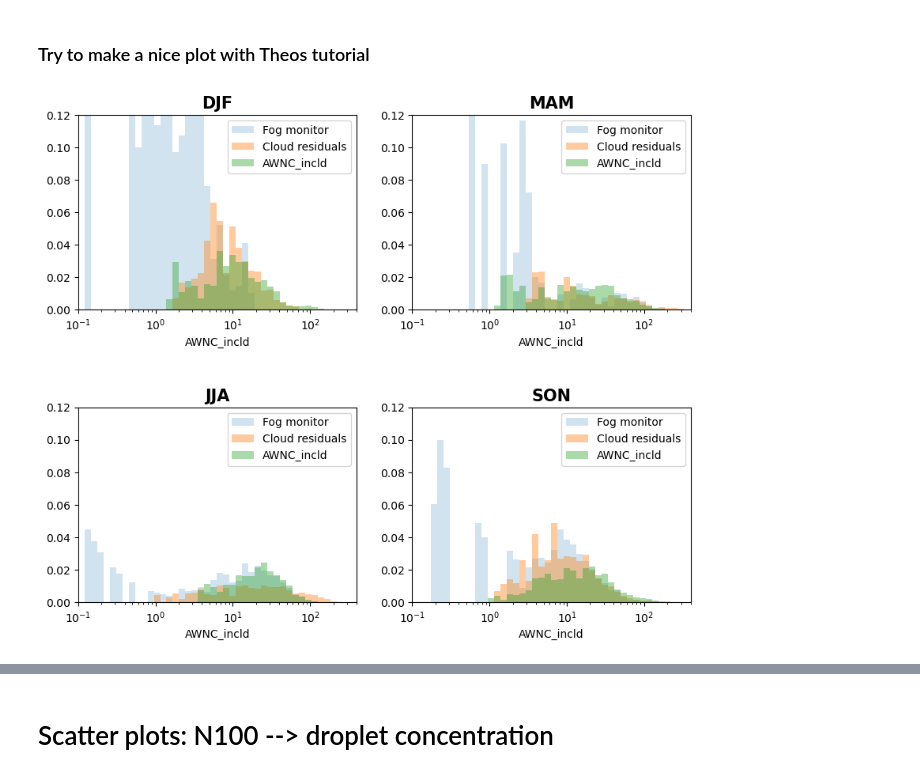
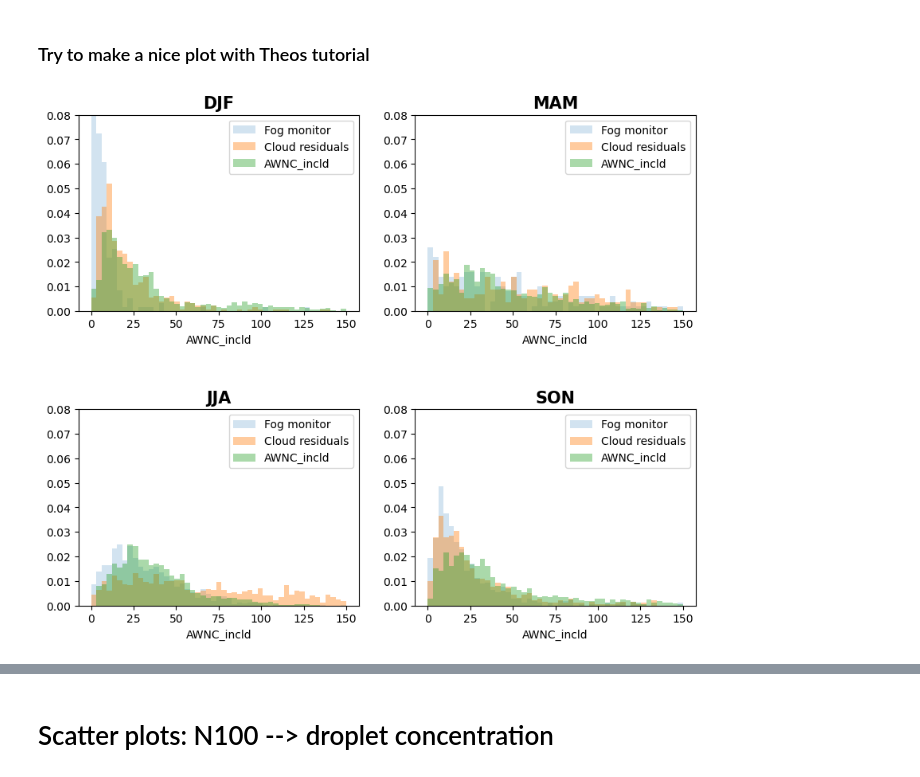
Before and after one commit to eScience-course/-Tjaernoe2022-group1, a Jupyter notebook: notebooks/Ingvild/NorESMatZeppelin.ipynb, the cells around one changed output, grey strips where cells are left out. Cells and saved outputs as stored; diff of their text form; code cells hidden in the pictures.

Commit message:
Fixed normalization on histograms

```diff
--- a/notebooks/Ingvild/NorESMatZeppelin.ipynb
+++ b/notebooks/Ingvild/NorESMatZeppelin.ipynb
@@ -508,25 +419,25 @@ season_str=['DJF', 'MAM', 'JJA', 'SON']
 # %%
 # define a figure and choose the size
 fig = plt.figure(figsize=(10, 8))
 
 # create the grid using plt.subplots
 # nrows = 3, ncols = 4
 for n_ax in range(0, 4):
     ax = plt.subplot(2, 2, n_ax + 1)
 
     #hide_ticks(ax)
 
-    Nx_cloud_icefree_seasons[season_str[n_ax]].plot.hist(density=True,alpha=0.2, bins=np.logspace(-1,3,50), label='Fog monitor')
-    Nx_cloudresidual_seasons[season_str[n_ax]].plot.hist(density=True,alpha=0.4, bins=np.logspace(-1,3,50), label='Cloud residuals')
-    ds_seasons[season_str[n_ax]].isel(lev=-1).sel(location='Zeppelin')['AWNC_incld'].plot.hist(density=True,alpha=0.4, bins=np.logspace(-1,3,50), label='AWNC_incld')
+    Nx_cloud_icefree_seasons[season_str[n_ax]].plot.hist(density=True,alpha=0.2, bins=np.linspace(0,150,50), label='Fog monitor')
+    Nx_cloudresidual_seasons[season_str[n_ax]].plot.hist(density=True,alpha=0.4, bins=np.linspace(0,150,50), label='Cloud residuals')
+    ds_seasons[season_str[n_ax]].isel(lev=-1).sel(location='Zeppelin')['AWNC_incld'].plot.hist(density=True,alpha=0.4, bins=np.linspace(0,150,50), label='AWNC_incld')
 
     plt.legend()
-    plt.xscale('log')
-    plt.xlim([0.1,400])
-    plt.ylim([0,0.12])
+    #plt.xscale('log')
+    #plt.xlim([0.1,400])
+    plt.ylim([0,0.08])
     ax.set_title(season_str[n_ax], fontweight='bold', fontsize=15)
-
+    #bins=np.logspace(-1,3,50)
 # adjust the spacing between subplots: wspace for width and hspace for height
 plt.subplots_adjust(wspace=0.2, hspace=0.5)
 # %% [output]
-[figure, old version]
+[figure, new version]
```
Also changed, not shown: parts of 13 cells of this notebook.
